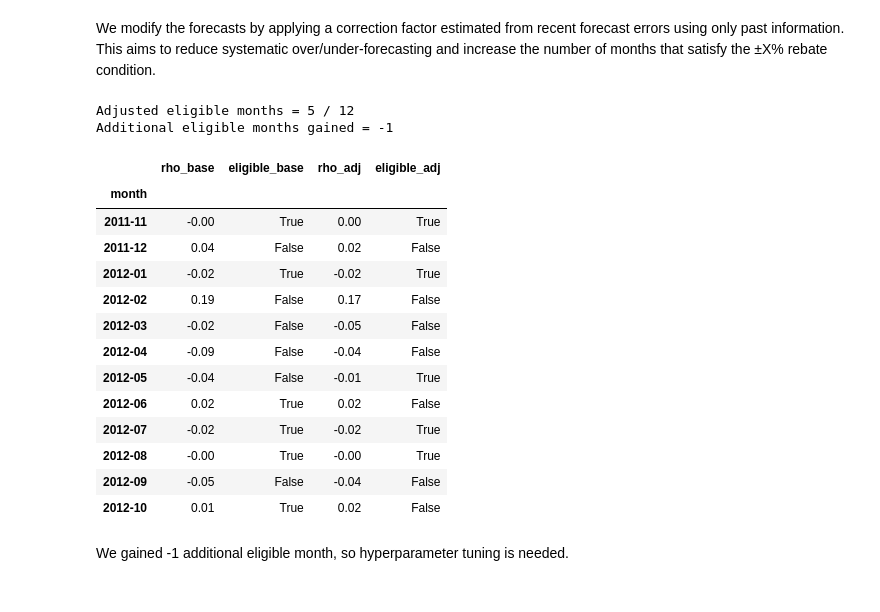
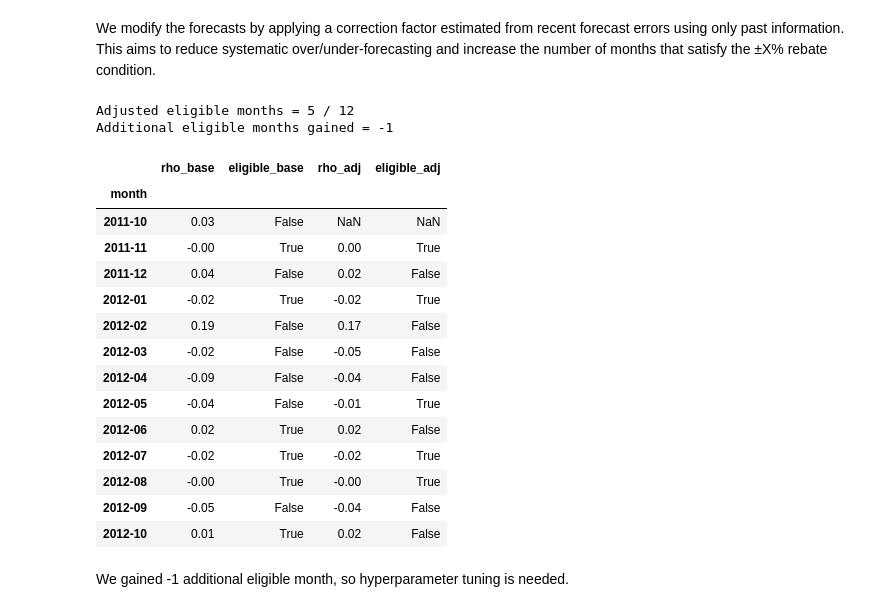
Before and after one commit to berbomeister/ws1-project, a Jupyter notebook: init_with_v2.ipynb, the cells around one changed output. Drawn from its saved outputs; the diff is of its cells as text; code cells hidden in the pictures.

```diff
--- a/init_with_v2.ipynb
+++ b/init_with_v2.ipynb
@@ -1222,40 +1193,39 @@ df_adj
 We modify the forecasts by applying a correction factor estimated from recent forecast errors using only past information.
 This aims to reduce systematic over/under-forecasting and increase the number of months that satisfy the ±X% rebate condition.
 # %%
-monthly_base_all = compute_monthly_rho(df_base)
-
-last_month = monthly_base_all.index.max()
+last_month = monthly_base.index.max()
 first_month = last_month - 11
 
 # Monthly KPI with adjusted forecasts
 df_for_kpi_adj = pd.DataFrame({
     "actual": df_adj["actual"],
     "forecast": df_adj["forecast_adj"]
 }, index=df_adj.index).dropna()
 
 monthly_adj_all = compute_monthly_rho(df_for_kpi_adj)
 monthly_adj = monthly_adj_all.loc[first_month:last_month].copy()
 
 monthly_adj["eligible_adj"] = monthly_adj["abs_rho"] <= X
 adj_count = int(monthly_adj["eligible_adj"].sum())
 
 print(f"Adjusted eligible months = {adj_count} / {len(monthly_adj)}")
 print(f"Additional eligible months gained = {adj_count - base_count}")
 
 # Side-by-side table
 compare_months = pd.DataFrame({
     "rho_base": monthly_base["rho"],
-    "eligible_base": monthly_base["eligible_base"],
+    "eligible_base": monthly_base["abs_rho"] <= X,
     "rho_adj": monthly_adj["rho"],
     "eligible_adj": monthly_adj["eligible_adj"],
 })
 compare_months.index = compare_months.index.astype(str)
 compare_months
 # %% [output]
 Adjusted eligible months = 5 / 12
 Additional eligible months gained = -1
 |  | rho_base | eligible_base | rho_adj | eligible_adj |
 | month |  |  |  |  |
+| 2011-10 | 0.03 | False | NaN | NaN |
 | 2011-11 | -0.00 | True | 0.00 | True |
 | 2011-12 | 0.04 | False | 0.02 | False |
 | 2012-01 | -0.02 | True | -0.02 | True |
```
Also changed, not shown: parts of 13 cells of this notebook.
